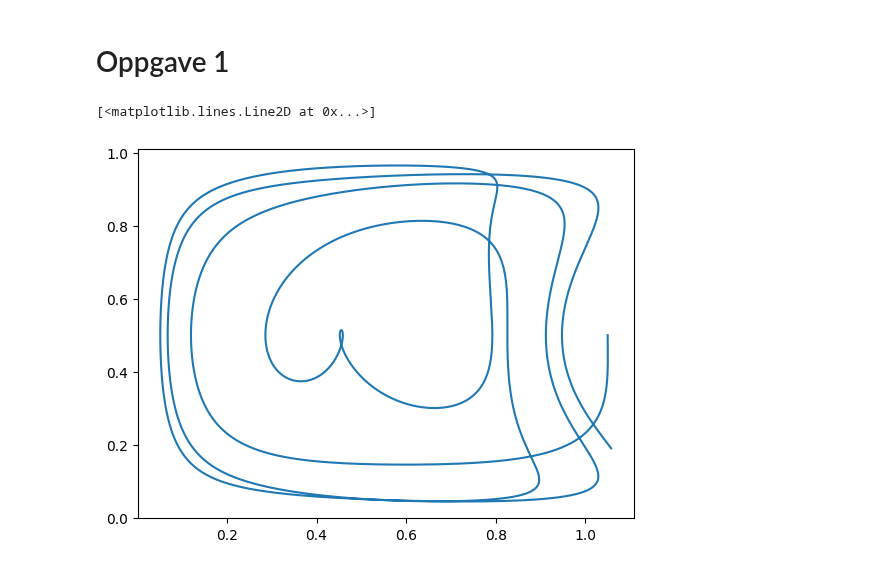
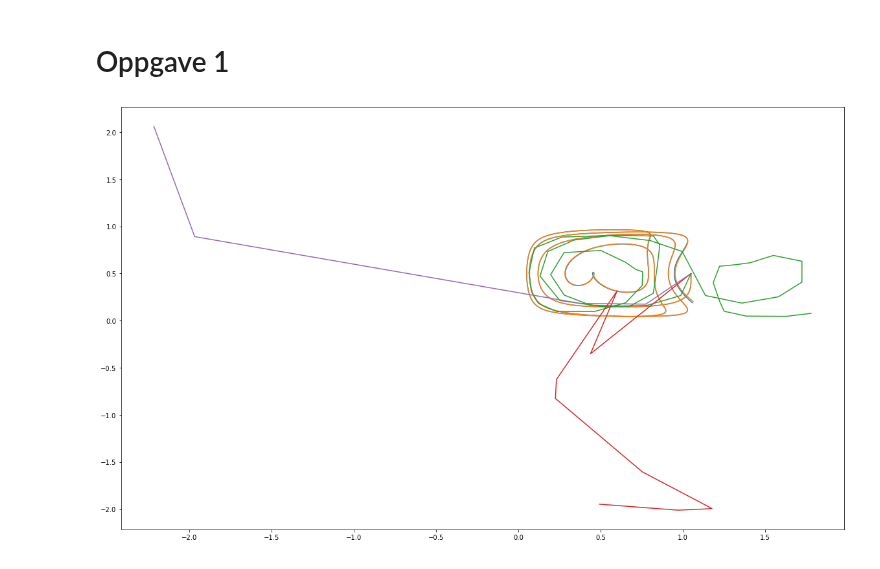
Before and after one commit to petmil123/vitberkrigerene, a Jupyter notebook: tekfysprosjekt/innlevering.ipynb, the cells around one changed output. Cells and saved outputs as stored; diff of their text form; code cells hidden in the pictures.

Commit message:
La til litt plotting tihi

```diff
--- a/tekfysprosjekt/innlevering.ipynb
+++ b/tekfysprosjekt/innlevering.ipynb
@@ -50,30 +50,36 @@ def coordDerived(coords, t):
 # %%
 # Giving initial value to the coordinates-array
 
 def Heun(h, tEnd, initPos, f):
     tList = np.arange(0, tEnd, h)
 
     coordArr = np.zeros((initPos.shape[0],initPos.shape[1],len(tList)))
     coordArr[:,:,0] = initPos
 
     for i in range(1, len(tList)):
         coordI = coordArr[:,:,i-1]
         ti = tList[i-1]
         k1 = f(coordI, ti)
 
         tempCoord = coordI + k1*h
 
         k2 = f(tempCoord, ti + h)
 
         coordArr[:,:,i] = coordI +h/2*(k1 + k2)
 
     return coordArr
+
+
+plt.figure(figsize=(20, 12), edgecolor='red')
+
+pos0 = np.zeros((2,1))
+pos0[0:,] = 1.05
+pos0[1:,] = 0.5
+
+hVals = [0.01, 0.1, 1, 5, 10]
+
+for h in hVals:
+     Heuni = Heun(h, 50, pos0, coordDerived)
+     plt.plot(Heuni[0,0,:], Heuni[1,0,:])
+# %% [output]
+[figure, added]
-# %%
-particles = np.zeros((2,1))
-particles[0:,] = 1.05
-particles[1:,] = 0.5
-trajectory = Heun(h, 50, particles, coordDerived)
-plt.plot(trajectory[0,0,:], trajectory[1,0,:])
-# %% [output]
-[<matplotlib.lines.Line2D at 0x...>]
-[figure, removed]
```
Also changed, not shown: parts of 2 cells of this notebook.
